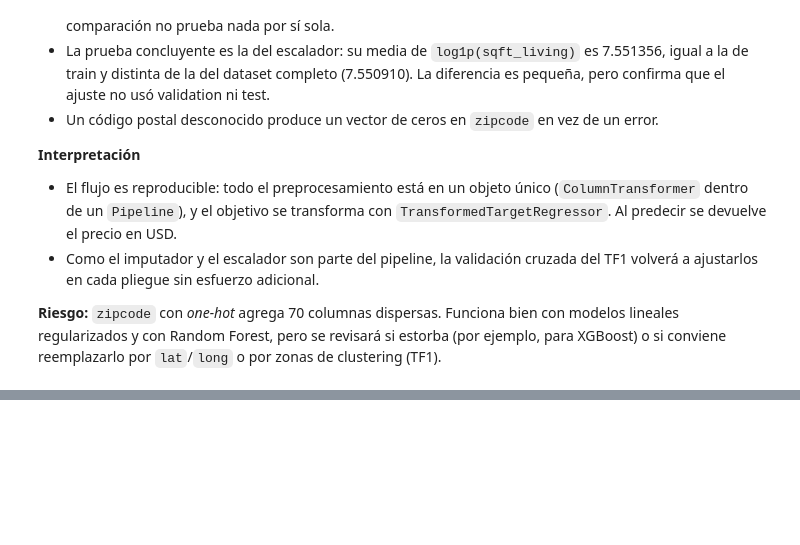
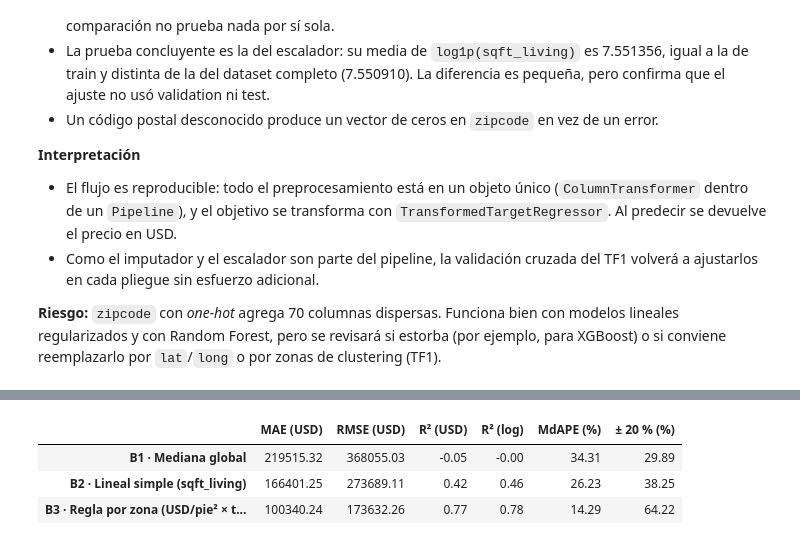
Before and after one commit to lvanCR/cc209-precios-inmobiliarios, a Jupyter notebook: notebooks/04_baseline_y_modelos.ipynb, the cells around one changed output, grey strips where cells are left out. Drawn from its saved outputs; the diff is of its cells as text; code cells hidden in the pictures; blank space fills up the shorter version.

Commit message:
feat: baselines (mediana, lineal simple, regla por zona) y revision del umbral (paso 8)

```diff
--- a/notebooks/04_baseline_y_modelos.ipynb
+++ b/notebooks/04_baseline_y_modelos.ipynb
@@ -323,0 +367,31 @@ Código postal desconocido -> columnas zipcode activas: 0
+# %%
+# B1 · Mediana global (la mediana se calcula con train)
+b1 = crear_pipeline(DummyRegressor(strategy="median")).fit(X_train, y_train)
+pred_val["B1 · Mediana global"] = b1.predict(X_val)
+
+# B2 · Lineal simple sobre log1p(sqft_living)
+b2 = TransformedTargetRegressor(
+    regressor=Pipeline([
+        ("x", ColumnTransformer([("tam", FunctionTransformer(np.log1p), ["sqft_living"])])),
+        ("lineal", LinearRegression()),
+    ]),
+    func=np.log, inverse_func=np.exp,
+).fit(X_train, y_train)
+pred_val["B2 · Lineal simple (sqft_living)"] = b2.predict(X_val)
+
+# B3 · Regla por zona: precio por pie² mediano del código postal (train) × sqft_living
+ppp_zona = (y_train / X_train["sqft_living"]).groupby(X_train["zipcode"]).median()
+ppp_global = (y_train / X_train["sqft_living"]).median()
+def regla_zona(X):
+    return X["zipcode"].map(ppp_zona).fillna(ppp_global).to_numpy() * X["sqft_living"].to_numpy()
+pred_val["B3 · Regla por zona (USD/pie² × tamaño)"] = regla_zona(X_val)
+
+for nombre, p in pred_val.items():
+    resultados_val[nombre] = evaluar(y_val, p)
+
+pd.DataFrame(resultados_val).T.round(2)
+# %% [output]
+|  | MAE (USD) | RMSE (USD) | R² (USD) | R² (log) | MdAPE (%) | ± 20 % (%) |
+| B1 · Mediana global | 219515.32 | 368055.03 | -0.05 | -0.00 | 34.31 | 29.89 |
+| B2 · Lineal simple (sqft_living) | 166401.25 | 273689.11 | 0.42 | 0.46 | 26.23 | 38.25 |
+| B3 · Regla por zona (USD/pie² × t... | 100340.24 | 173632.26 | 0.77 | 0.78 | 14.29 | 64.22 |
```
Also changed, not shown: parts of 3 cells of this notebook, 1 other file.
